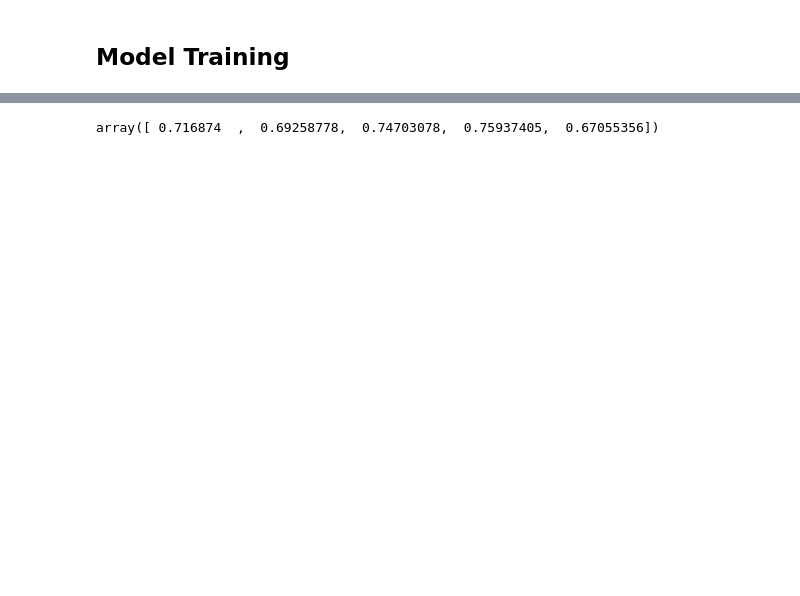
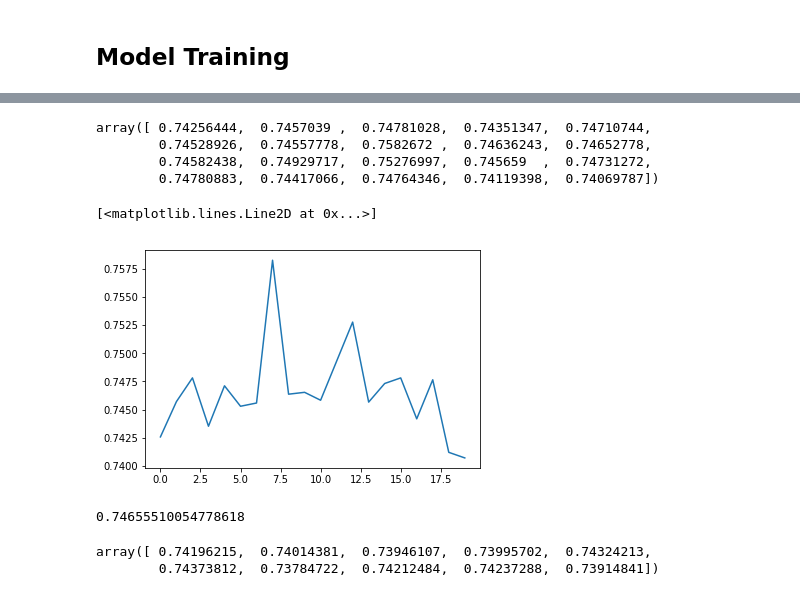
Before and after one commit to senapati-deepak/Illness_predictor, a Jupyter notebook: ML/model.ipynb, the cells around one changed output, grey strips where cells are left out. Drawn from its saved outputs; the diff is of its cells as text; code cells hidden in the pictures; blank space fills up the shorter version.

```diff
--- a/ML/model.ipynb
+++ b/ML/model.ipynb
@@ -860,5 +233,0 @@ Name: length_height_cm, dtype: float64
-# %%
-for i in range(1, 12):
-    a = 10 * i + 5
-    b = a + 10
-    result['length_height_cm'][(result['length_height_cm'] > a) & (result['length_height_cm'] <= b)] = i + 1
@@ -883,2 +233,0 @@ Name: weight_in_kg, dtype: int64
-# %%
-result['illness_type'][result['illness_type'] != 0] = 1
@@ -937,4 +234,20 @@ scores = cross_val_score(clf, result.drop('illness_type', axis=1), result['illne
-# %%
-scores
-# %% [output]
-array([ 0.716874  ,  0.69258778,  0.74703078,  0.75937405,  0.67055356])
+# %%
+kfold = StratifiedKFold(n_splits=20, shuffle=True, random_state=None)
+# %%
+score = cross_val_score(rfc, result.drop('illness_type', axis=1), result['illness_type'], cv = kfold, scoring = "accuracy", n_jobs=-1)
+# %%
+score
+# %% [output]
+array([ 0.74256444,  0.7457039 ,  0.74781028,  0.74351347,  0.74710744,
+        0.74528926,  0.74557778,  0.7582672 ,  0.74636243,  0.74652778,
+        0.74582438,  0.74929717,  0.75276997,  0.745659  ,  0.74731272,
+        0.74780883,  0.74417066,  0.74764346,  0.74119398,  0.74069787])
+# %%
+plt.plot(score)
+# %% [output]
+[<matplotlib.lines.Line2D at 0x...>]
+[figure, added]
+# %%
+score.mean()
+# %% [output]
+0.74655510054778618
@@ -940,0 +256,5 @@ array([ 0.716874  ,  0.69258778,  0.74703078,  0.75937405,  0.67055356])
+# %%
+score
+# %% [output]
+array([ 0.74196215,  0.74014381,  0.73946107,  0.73995702,  0.74324213,
+        0.74373812,  0.73784722,  0.74212484,  0.74237288,  0.73914841])
```
Also changed, not shown: parts of 93 cells of this notebook.
